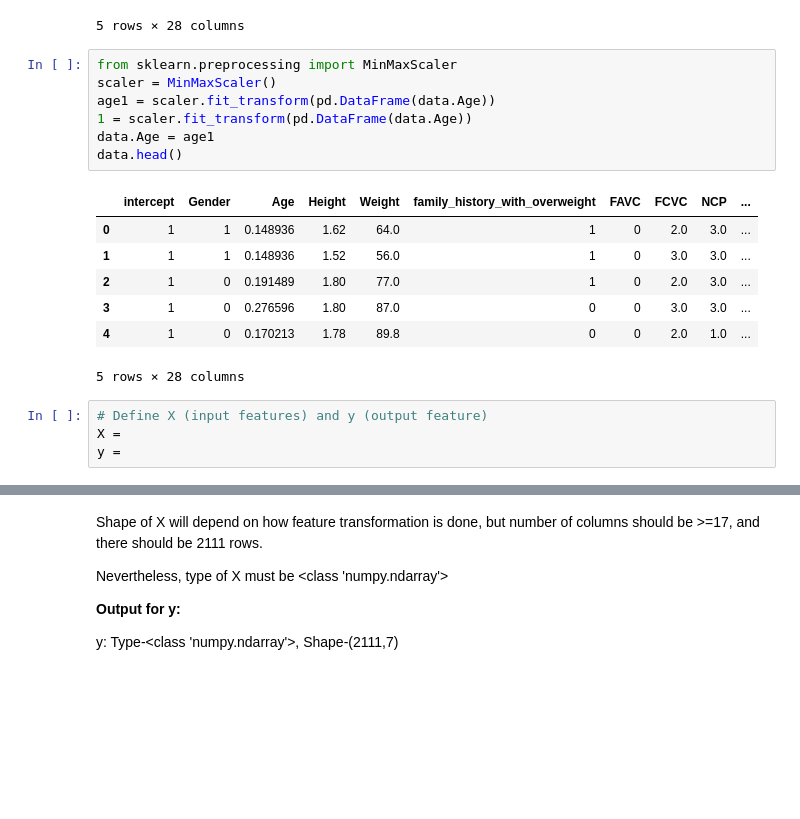
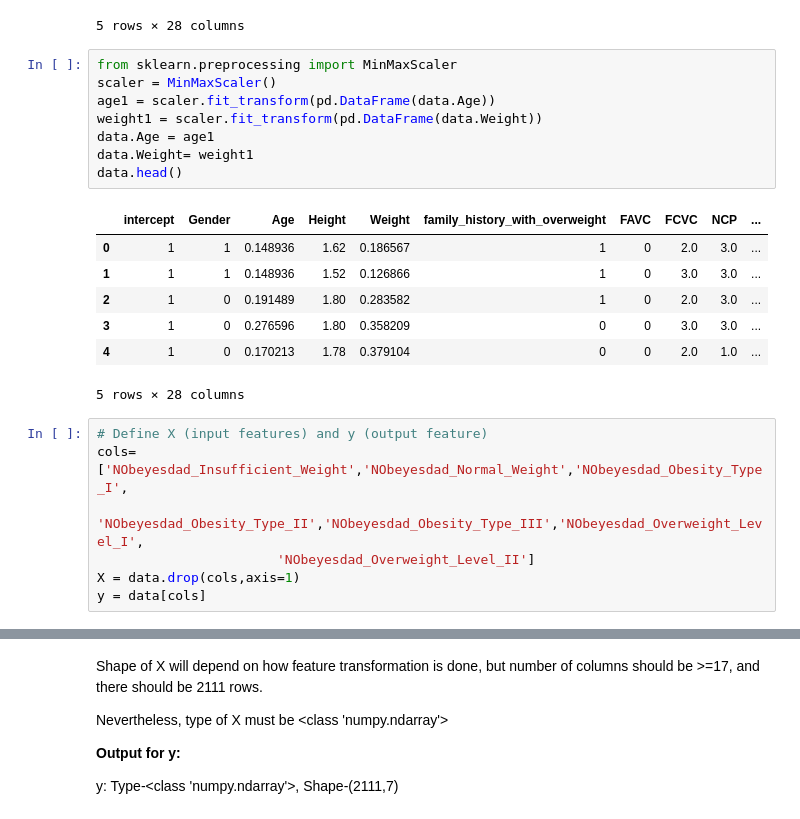
Before and after one commit to Avi-nashkumar/Semester5, a Jupyter notebook: ECSE303L/challenge-week-4/task_1_multiclass_logistic.ipynb, the cells around one changed output, grey strips where cells are left out. Saved outputs shown, nothing was run; the diff lists cells and outputs as text; blank space fills up the shorter version.

```diff
--- a/ECSE303L/challenge-week-4/task_1_multiclass_logistic.ipynb
+++ b/ECSE303L/challenge-week-4/task_1_multiclass_logistic.ipynb
@@ -209,20 +209,24 @@ data.head()
 # %%
 from sklearn.preprocessing import MinMaxScaler
 scaler = MinMaxScaler()
 age1 = scaler.fit_transform(pd.DataFrame(data.Age))
-1 = scaler.fit_transform(pd.DataFrame(data.Age))
+weight1 = scaler.fit_transform(pd.DataFrame(data.Weight))
 data.Age = age1
+data.Weight= weight1
 data.head()
 # %% [output]
 |  | intercept | Gender | Age | Height | Weight | family_history_with_overweight | FAVC | FCVC | NCP | ... |
-| 0 | 1 | 1 | 0.148936 | 1.62 | 64.0 | 1 | 0 | 2.0 | 3.0 | ... |
-| 1 | 1 | 1 | 0.148936 | 1.52 | 56.0 | 1 | 0 | 3.0 | 3.0 | ... |
-| 2 | 1 | 0 | 0.191489 | 1.80 | 77.0 | 1 | 0 | 2.0 | 3.0 | ... |
-| 3 | 1 | 0 | 0.276596 | 1.80 | 87.0 | 0 | 0 | 3.0 | 3.0 | ... |
-| 4 | 1 | 0 | 0.170213 | 1.78 | 89.8 | 0 | 0 | 2.0 | 1.0 | ... |
+| 0 | 1 | 1 | 0.148936 | 1.62 | 0.186567 | 1 | 0 | 2.0 | 3.0 | ... |
+| 1 | 1 | 1 | 0.148936 | 1.52 | 0.126866 | 1 | 0 | 3.0 | 3.0 | ... |
+| 2 | 1 | 0 | 0.191489 | 1.80 | 0.283582 | 1 | 0 | 2.0 | 3.0 | ... |
+| 3 | 1 | 0 | 0.276596 | 1.80 | 0.358209 | 0 | 0 | 3.0 | 3.0 | ... |
+| 4 | 1 | 0 | 0.170213 | 1.78 | 0.379104 | 0 | 0 | 2.0 | 1.0 | ... |
 5 rows × 28 columns
 # %%
 # Define X (input features) and y (output feature)
-X =
-y =
+cols= ['NObeyesdad_Insufficient_Weight','NObeyesdad_Normal_Weight','NObeyesdad_Obesity_Type_I',
+                       'NObeyesdad_Obesity_Type_II','NObeyesdad_Obesity_Type_III','NObeyesdad_Overweight_Level_I',
+                       'NObeyesdad_Overweight_Level_II']
+X = data.drop(cols,axis=1)
+y = data[cols]
 # %%
```
Also changed, not shown: parts of 1 cell of this notebook, 29 other files.
